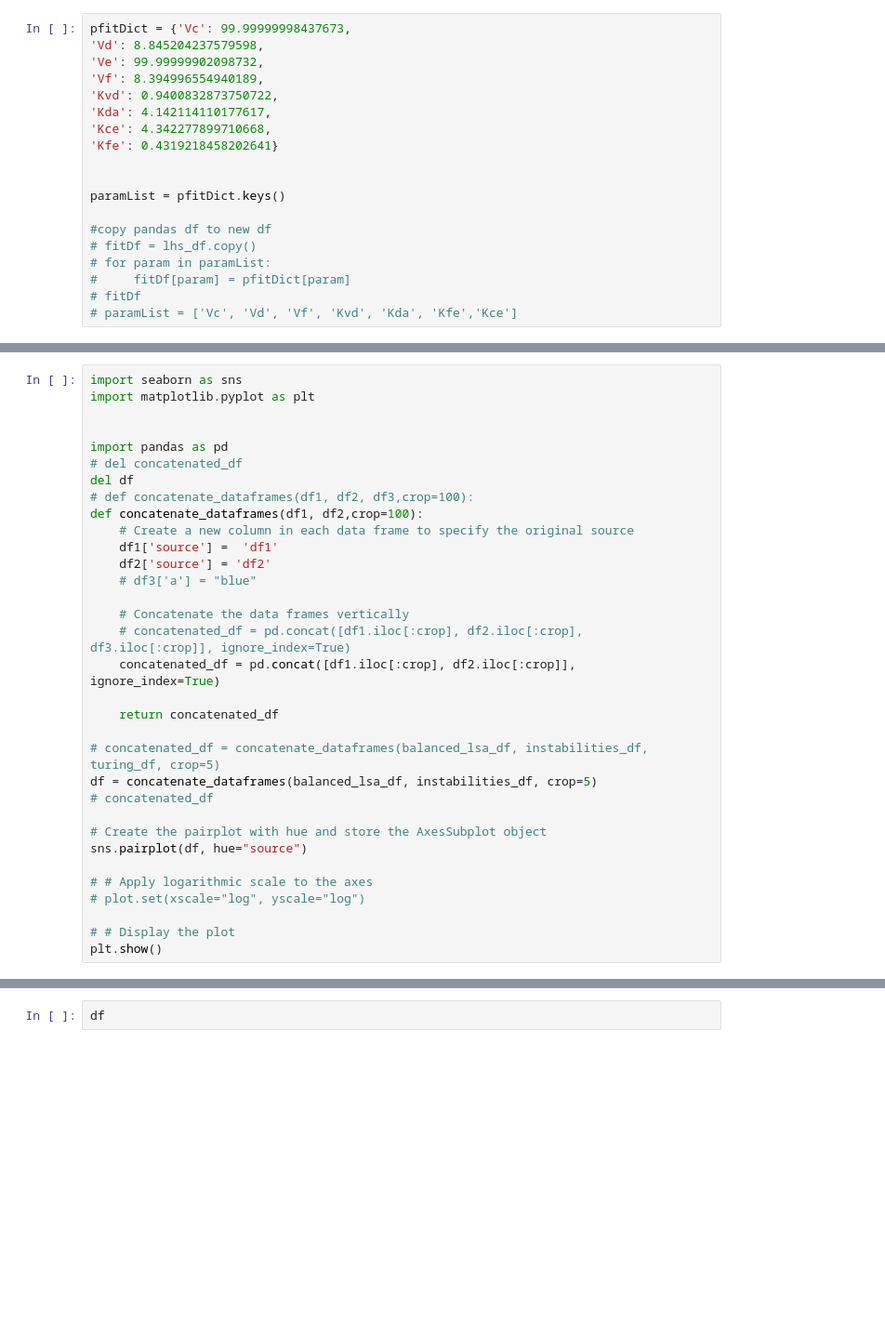
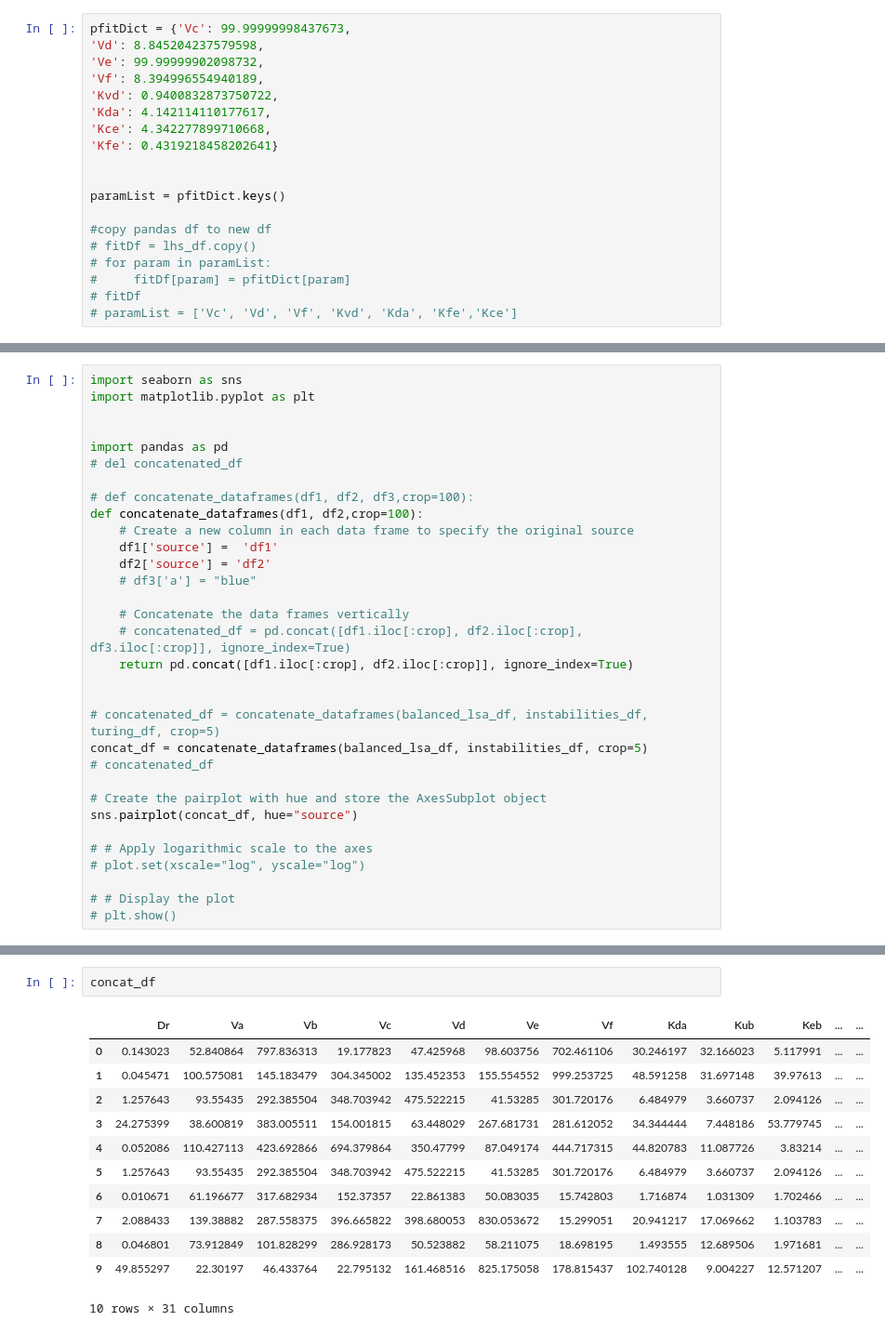
Before and after one commit to martinaoliver/modelling, a Jupyter notebook: 3954/paper/src/analytical/lsa/analyse/paramDistributions.ipynb, the cells around one changed output, grey strips where cells are left out. Shown at 93% size. Saved outputs shown, nothing was run; the diff lists cells and outputs as text; blank space fills up the shorter version.

```diff
--- a/3954/paper/src/analytical/lsa/analyse/paramDistributions.ipynb
+++ b/3954/paper/src/analytical/lsa/analyse/paramDistributions.ipynb
@@ -118,7 +168,7 @@ import matplotlib.pyplot as plt
 
 import pandas as pd
 # del concatenated_df
-del df
+
 # def concatenate_dataframes(df1, df2, df3,crop=100):
 def concatenate_dataframes(df1, df2,crop=100):
     # Create a new column in each data frame to specify the original source
@@ -128,19 +178,18 @@ def concatenate_dataframes(df1, df2,crop=100):
 
     # Concatenate the data frames vertically
     # concatenated_df = pd.concat([df1.iloc[:crop], df2.iloc[:crop], df3.iloc[:crop]], ignore_index=True)
-    concatenated_df = pd.concat([df1.iloc[:crop], df2.iloc[:crop]], ignore_index=True)
+    return pd.concat([df1.iloc[:crop], df2.iloc[:crop]], ignore_index=True)
 
-    return concatenated_df
 
 # concatenated_df = concatenate_dataframes(balanced_lsa_df, instabilities_df, turing_df, crop=5)
-df = concatenate_dataframes(balanced_lsa_df, instabilities_df, crop=5)
+concat_df = concatenate_dataframes(balanced_lsa_df, instabilities_df, crop=5)
 # concatenated_df
 
 # Create the pairplot with hue and store the AxesSubplot object
-sns.pairplot(df, hue="source")
+sns.pairplot(concat_df, hue="source")
 
 # # Apply logarithmic scale to the axes
 # plot.set(xscale="log", yscale="log")
 
 # # Display the plot
-plt.show()
+# plt.show()
@@ -147,2 +205,15 @@ plt.show()
-# %%
-df
+# %%
+concat_df
+# %% [output]
+|  | Dr | Va | Vb | Vc | Vd | Ve | Vf | Kda | Kub | Keb | ... | ... |
+| 0 | 0.143023 | 52.840864 | 797.836313 | 19.177823 | 47.425968 | 98.603756 | 702.461106 | 30.246197 | 32.166023 | 5.117991 | ... | ... |
+| 1 | 0.045471 | 100.575081 | 145.183479 | 304.345002 | 135.452353 | 155.554552 | 999.253725 | 48.591258 | 31.697148 | 39.97613 | ... | ... |
+| 2 | 1.257643 | 93.55435 | 292.385504 | 348.703942 | 475.522215 | 41.53285 | 301.720176 | 6.484979 | 3.660737 | 2.094126 | ... | ... |
+| 3 | 24.275399 | 38.600819 | 383.005511 | 154.001815 | 63.448029 | 267.681731 | 281.612052 | 34.344444 | 7.448186 | 53.779745 | ... | ... |
+| 4 | 0.052086 | 110.427113 | 423.692866 | 694.379864 | 350.47799 | 87.049174 | 444.717315 | 44.820783 | 11.087726 | 3.83214 | ... | ... |
+| 5 | 1.257643 | 93.55435 | 292.385504 | 348.703942 | 475.522215 | 41.53285 | 301.720176 | 6.484979 | 3.660737 | 2.094126 | ... | ... |
+| 6 | 0.010671 | 61.196677 | 317.682934 | 152.37357 | 22.861383 | 50.083035 | 15.742803 | 1.716874 | 1.031309 | 1.702466 | ... | ... |
+| 7 | 2.088433 | 139.38882 | 287.558375 | 396.665822 | 398.680053 | 830.053672 | 15.299051 | 20.941217 | 17.069662 | 1.103783 | ... | ... |
+| 8 | 0.046801 | 73.912849 | 101.828299 | 286.928173 | 50.523882 | 58.211075 | 18.698195 | 1.493555 | 12.689506 | 1.971681 | ... | ... |
+| 9 | 49.855297 | 22.30197 | 46.433764 | 22.795132 | 161.468516 | 825.175058 | 178.815437 | 102.740128 | 9.004227 | 12.571207 | ... | ... |
+10 rows × 31 columns
```
Also changed, not shown: parts of 8 cells of this notebook, 2 other files.
